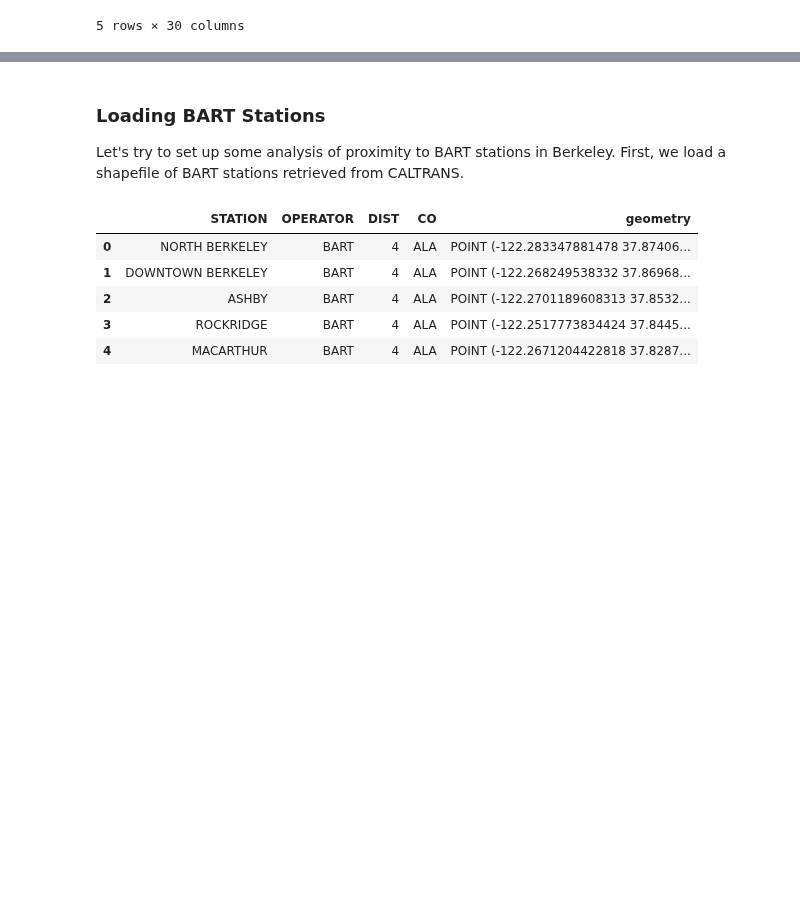
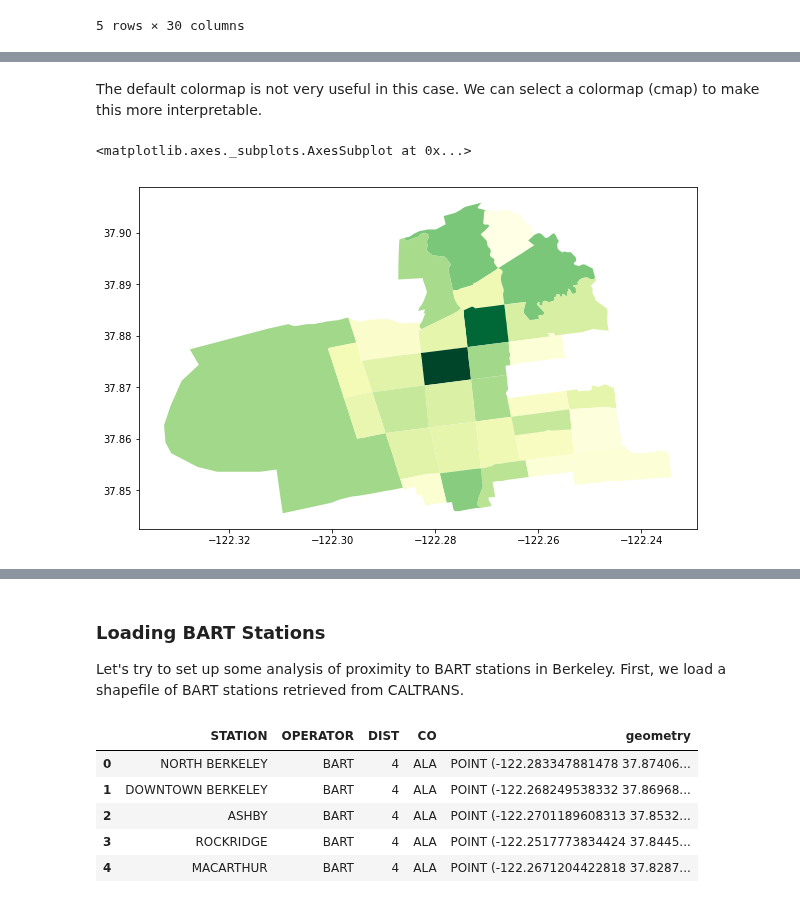
Before and after one commit to waddell/urban-informatics-and-visualization, a Jupyter notebook: 10-mapping/mapping-part-1.ipynb, the cells around one changed output, grey strips where cells are left out. Cells and saved outputs as stored; diff of their text form; code cells hidden in the pictures; blank space fills up the shorter version.

```diff
--- a/10-mapping/mapping-part-1.ipynb
+++ b/10-mapping/mapping-part-1.ipynb
@@ -322,0 +386,7 @@ geovandalism_proj_blocks.head()
+# %% [markdown]
+The default colormap is not very useful in this case. We can select a colormap (cmap) to make this more interpretable.
+# %%
+tracts2.plot(column='total_vandalism', cmap='YlGn')
+# %% [output]
+<matplotlib.axes._subplots.AxesSubplot at 0x...>
+[figure, added]
```
Also changed, not shown: parts of 48 cells of this notebook.
